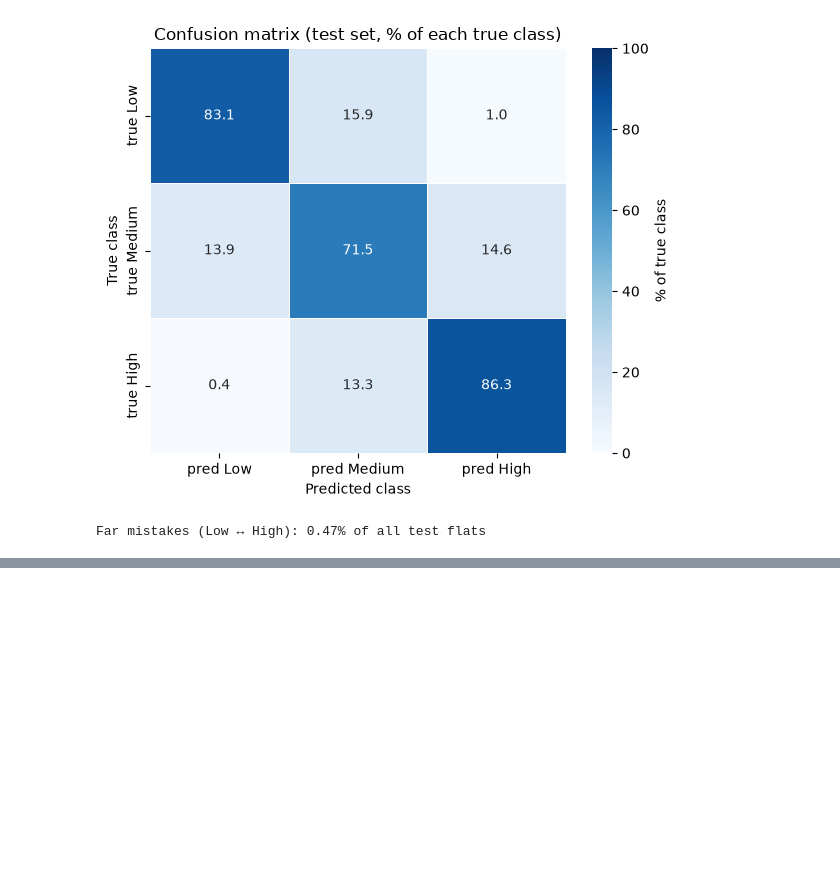
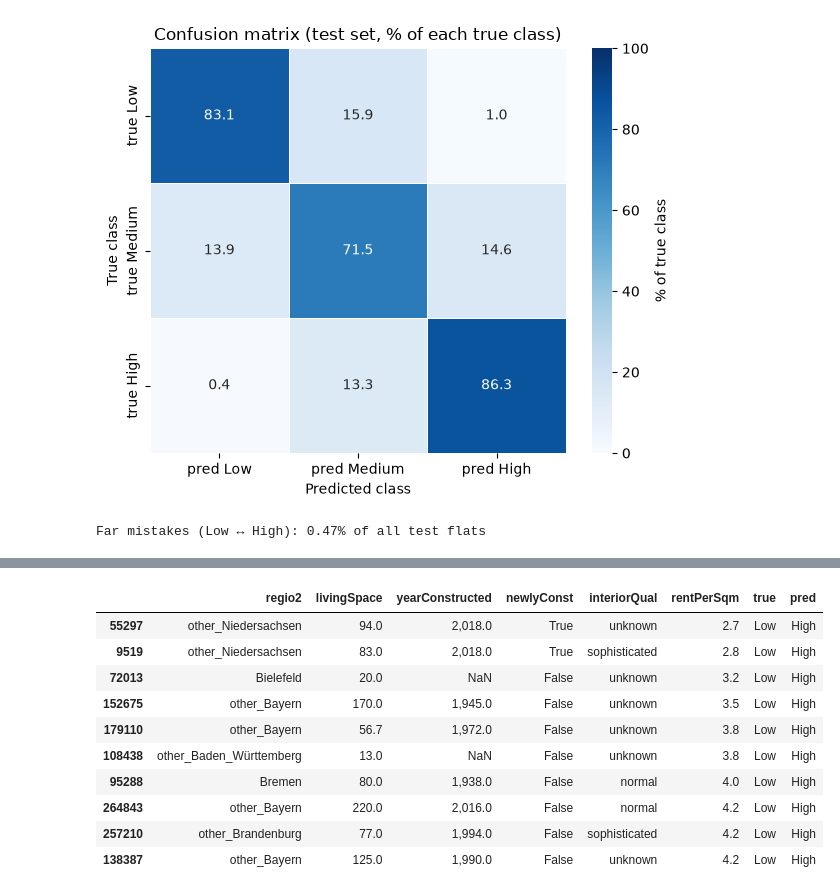
Before and after one commit to ihanmx/Rental_Datasert_study, a Jupyter notebook: notebooks/04_evaluation.ipynb, the cells around one changed output, grey strips where cells are left out. Cells and saved outputs as stored; diff of their text form; code cells hidden in the pictures; blank space fills up the shorter version.

```diff
--- a/notebooks/04_evaluation.ipynb
+++ b/notebooks/04_evaluation.ipynb
@@ -111,0 +185,11 @@ Far mistakes (Low ↔ High): 0.47% of all test flats
+# %%
+df_clean    = pd.read_csv("../data/processed/immo_clean.csv")                 # to get each flat's real price per m²
+predictions = pd.read_csv("../data/processed/test_predictions.csv", index_col=0)
+
+errors = X_test.copy()
+errors["true"]       = predictions["true"]
+errors["pred"]       = predictions["predicted"]
+errors["rentPerSqm"] = df_clean.loc[X_test.index, "rentPerSqm"]   # match each test flat by its index
+errors["correct"]    = errors["true"] == errors["pred"]
+
+print("Correct:", errors["correct"].sum(), " Wrong:", (~errors["correct"]).sum())
@@ -111,0 +209,18 @@ Far mistakes (Low ↔ High): 0.47% of all test flats
+# %%
+cut1, cut2 = df_clean["rentPerSqm"].quantile([1/3, 2/3])     # the two borders (≈ €6.07 and €9.06)
+
+
+# calculate the distance of each flat from each cut and take min
+errors["dist_to_border"] = np.minimum(
+    (errors["rentPerSqm"] - cut1).abs(),
+    (errors["rentPerSqm"] - cut2).abs(),
+)
+
+print("Median distance to nearest border (€ per m²):")
+# median gives typical distance in each group, so we can see how close the flats are to the borders when the model makes a mistake
+print(errors.groupby("correct")["dist_to_border"].median().round(2))
+
+near_border = errors["dist_to_border"] < 1           # within €1 of a border classefied as close to border classes
+# ~errors['correct'] flips so when it is True the prediction is wrong, and when it is False the prediction is correct
+print(f"\nShare of WRONG predictions within €1 of a border:   {near_border[~errors['correct']].mean() * 100:.1f}%")
+print(f"Share of CORRECT predictions within €1 of a border: {near_border[errors['correct']].mean() * 100:.1f}%")
@@ -111,0 +247,10 @@ Far mistakes (Low ↔ High): 0.47% of all test flats
+# %%
+is_far = (((errors["true"] == "Low")  & (errors["pred"] == "High")) |
+          ((errors["true"] == "High") & (errors["pred"] == "Low")))
+far = errors[is_far]
+
+print("Far mistakes:", len(far))
+print("\nReal price per m² (median) by mistake type:")
+print(far.groupby(["true", "pred"])["rentPerSqm"].median().round(2))
+print("\nTypical price per m² of each class (all test flats):")
+print(errors.groupby("true")["rentPerSqm"].median().round(2))
@@ -111,0 +272,15 @@ Far mistakes (Low ↔ High): 0.47% of all test flats
+# %%
+cols = ["regio2", "livingSpace", "yearConstructed", "newlyConst", "interiorQual", "rentPerSqm", "true", "pred"]
+far.sort_values("rentPerSqm")[cols].head(10)
+# %% [output]
+|  | regio2 | livingSpace | yearConstructed | newlyConst | interiorQual | rentPerSqm | true | pred |
+| 55297 | other_Niedersachsen | 94.0 | 2,018.0 | True | unknown | 2.7 | Low | High |
+| 9519 | other_Niedersachsen | 83.0 | 2,018.0 | True | sophisticated | 2.8 | Low | High |
+| 72013 | Bielefeld | 20.0 | NaN | False | unknown | 3.2 | Low | High |
+| 152675 | other_Bayern | 170.0 | 1,945.0 | False | unknown | 3.5 | Low | High |
+| 179110 | other_Bayern | 56.7 | 1,972.0 | False | unknown | 3.8 | Low | High |
+| 108438 | other_Baden_Württemberg | 13.0 | NaN | False | unknown | 3.8 | Low | High |
+| 95288 | Bremen | 80.0 | 1,938.0 | False | normal | 4.0 | Low | High |
+| 264843 | other_Bayern | 220.0 | 2,016.0 | False | normal | 4.2 | Low | High |
+| 257210 | other_Brandenburg | 77.0 | 1,994.0 | False | sophisticated | 4.2 | Low | High |
+| 138387 | other_Bayern | 125.0 | 1,990.0 | False | unknown | 4.2 | Low | High |
```
Also changed, not shown: parts of 17 cells of this notebook, 1 other file.
